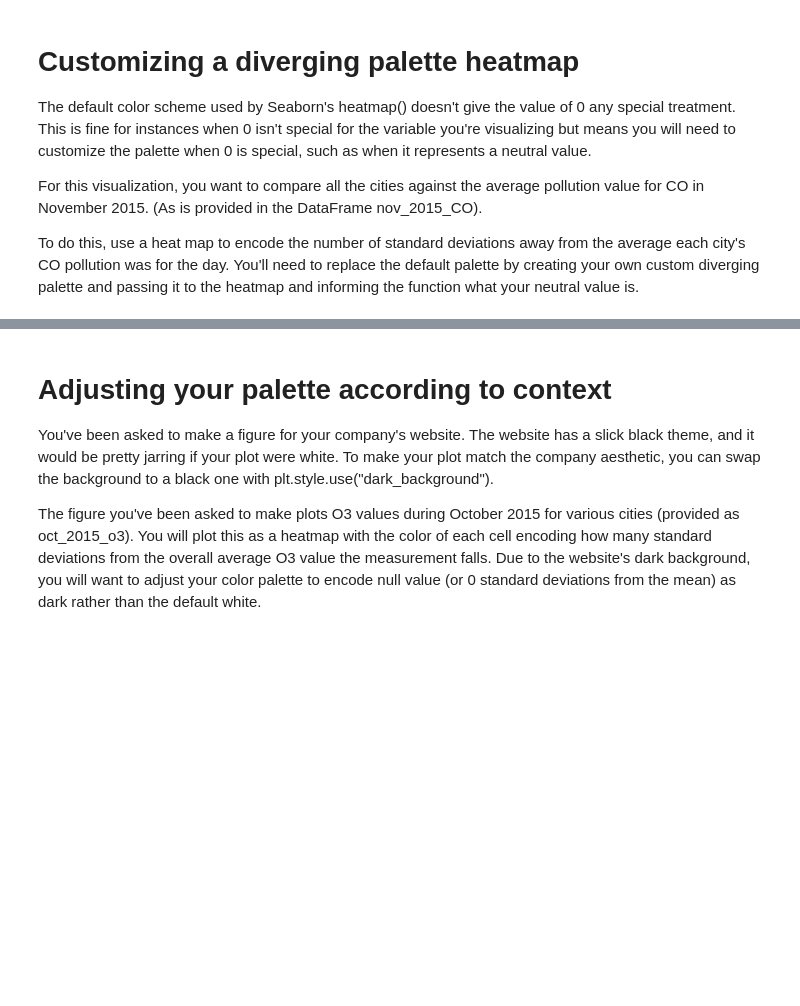
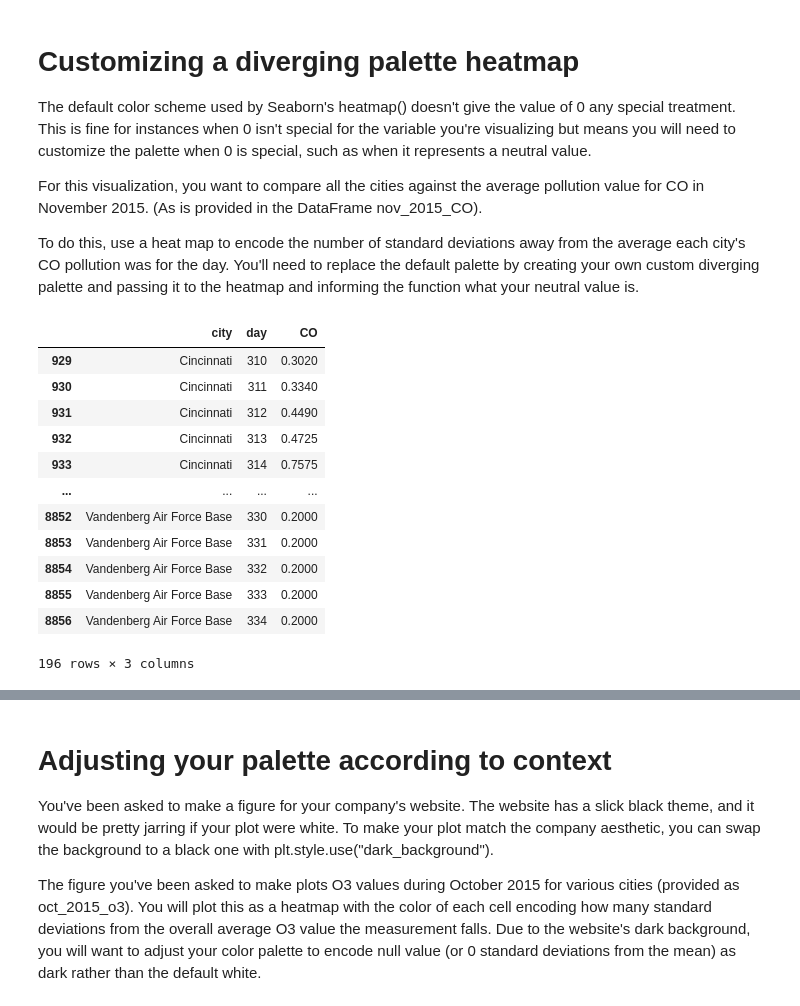
Before and after one commit to MohamedFarih/datacamp-playground, a Jupyter notebook: improving-your-data-visualizations-in-python/2. Using color in your visualizations/notebook_section_2.ipynb, the cells around one changed output, grey strips where cells are left out. Saved outputs shown, nothing was run; the diff lists cells and outputs as text; code cells hidden in the pictures; blank space fills up the shorter version.

```diff
--- a/improving-your-data-visualizations-in-python/2. Using color in your visualizations/notebook_section_2.ipynb
+++ b/improving-your-data-visualizations-in-python/2. Using color in your visualizations/notebook_section_2.ipynb
@@ -87,4 +102,19 @@ For this visualization, you want to compare all the cities against the average p
 
 To do this, use a heat map to encode the number of standard deviations away from the average each city's CO pollution was for the day. You'll need to replace the default palette by creating your own custom diverging palette and passing it to the heatmap and informing the function what your neutral value is.
 # %%
-nov_2015 = pollution.query("month == 11 & year == 2015")
+nov_2015 = pollution.query("month == 11 & year == 2015")[['city', 'day', 'CO']]
+nov_2015
+# %% [output]
+|  | city | day | CO |
+| 929 | Cincinnati | 310 | 0.3020 |
+| 930 | Cincinnati | 311 | 0.3340 |
+| 931 | Cincinnati | 312 | 0.4490 |
+| 932 | Cincinnati | 313 | 0.4725 |
+| 933 | Cincinnati | 314 | 0.7575 |
+| ... | ... | ... | ... |
+| 8852 | Vandenberg Air Force Base | 330 | 0.2000 |
+| 8853 | Vandenberg Air Force Base | 331 | 0.2000 |
+| 8854 | Vandenberg Air Force Base | 332 | 0.2000 |
+| 8855 | Vandenberg Air Force Base | 333 | 0.2000 |
+| 8856 | Vandenberg Air Force Base | 334 | 0.2000 |
+196 rows × 3 columns
```
Also changed, not shown: parts of 17 cells of this notebook, 10 other files.
